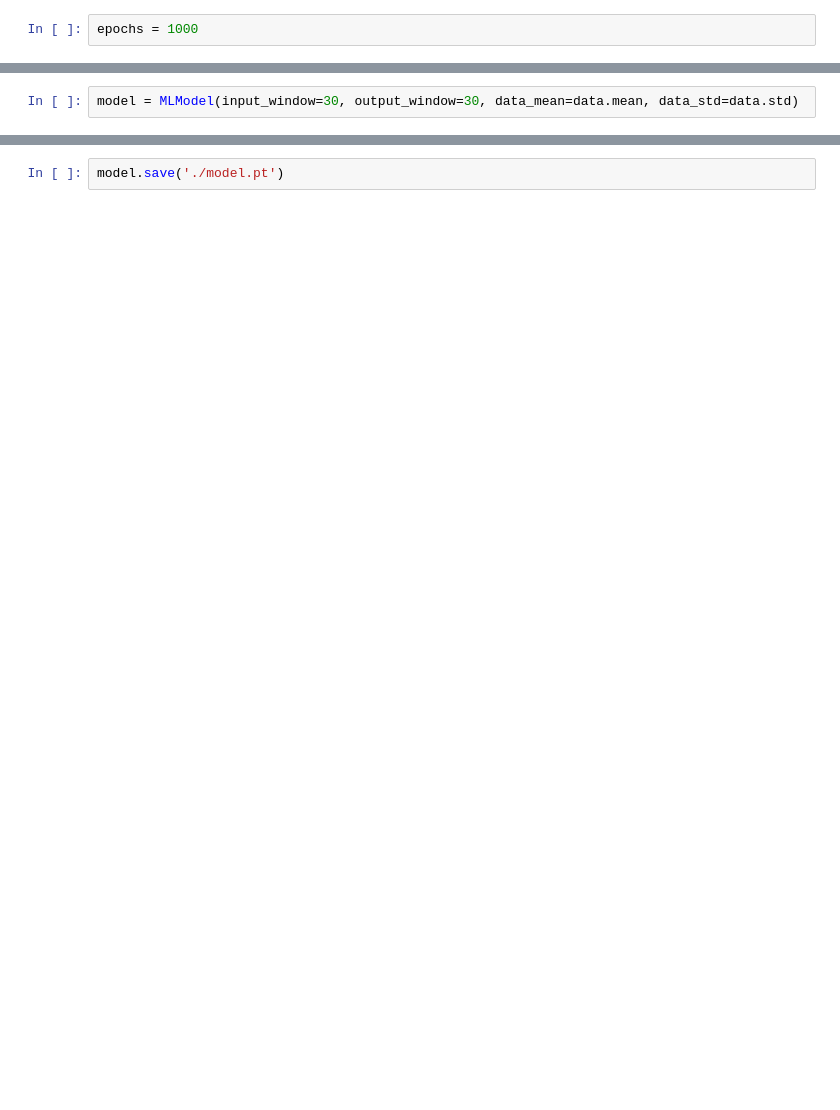
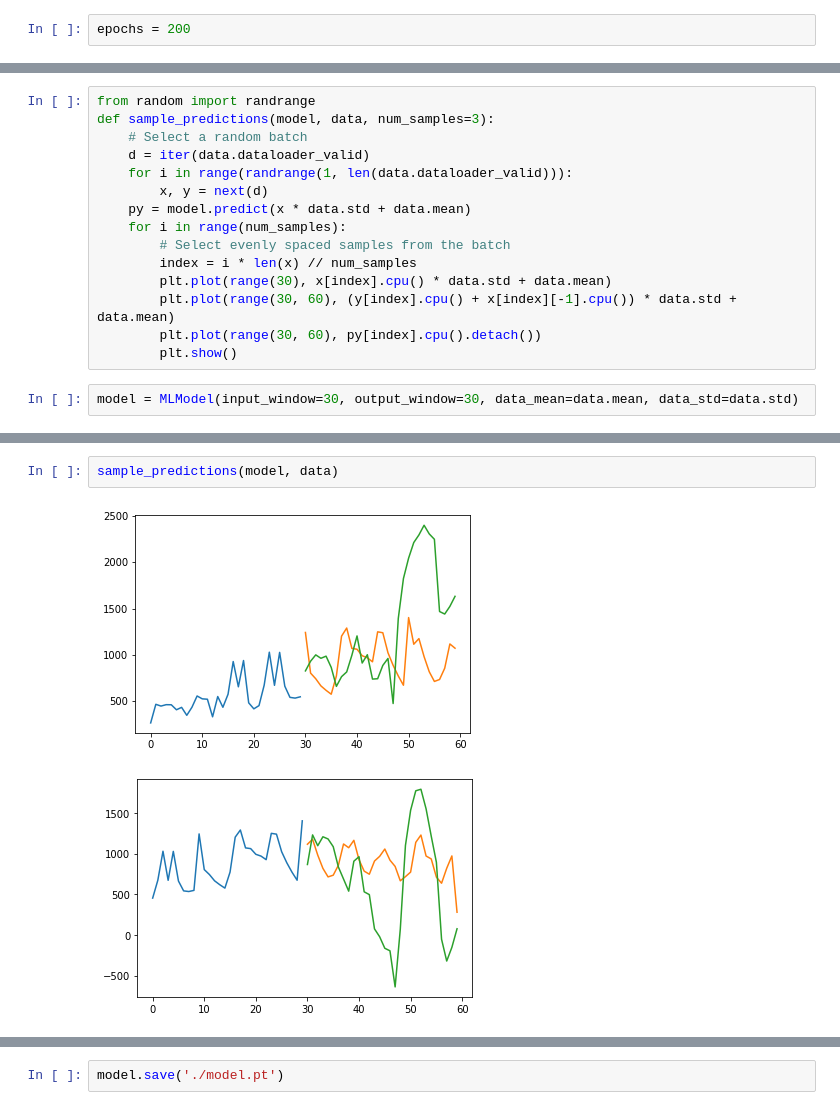
Before and after one commit to RohanM/covid-futures, a Jupyter notebook: notebooks/train-model.ipynb, the cells around one changed output, grey strips where cells are left out. Drawn from its saved outputs; the diff is of its cells as text; blank space fills up the shorter version.

Commit message:
Retrain model

```diff
--- a/notebooks/train-model.ipynb
+++ b/notebooks/train-model.ipynb
@@ -5,11 +5,26 @@ from app import create_app, db
 from app.lib.ml_model import MLModel
 from app.lib.ml_model_data import MLModelData
 # %%
-epochs = 1000
+epochs = 200
 # %%
 with create_app().app_context():
     data = MLModelData(input_window=30, output_window=30, train_valid_split=0.8)
     data.load()
+# %%
+from random import randrange
+def sample_predictions(model, data, num_samples=3):
+    # Select a random batch
+    d = iter(data.dataloader_valid)
+    for i in range(randrange(1, len(data.dataloader_valid))):
+        x, y = next(d)
+    py = model.predict(x * data.std + data.mean)
+    for i in range(num_samples):
+        # Select evenly spaced samples from the batch
+        index = i * len(x) // num_samples
+        plt.plot(range(30), x[index].cpu() * data.std + data.mean)
+        plt.plot(range(30, 60), (y[index].cpu() + x[index][-1].cpu()) * data.std + data.mean)
+        plt.plot(range(30, 60), py[index].cpu().detach())
+        plt.show()
 # %%
 model = MLModel(input_window=30, output_window=30, data_mean=data.mean, data_std=data.std)
 # %%
@@ -20,0 +58,5 @@ plt.show()
+# %%
+sample_predictions(model, data)
+# %% [output]
+[figure, added]
+[figure, added]
```
Also changed, not shown: parts of 3 cells of this notebook, 2 other files.
